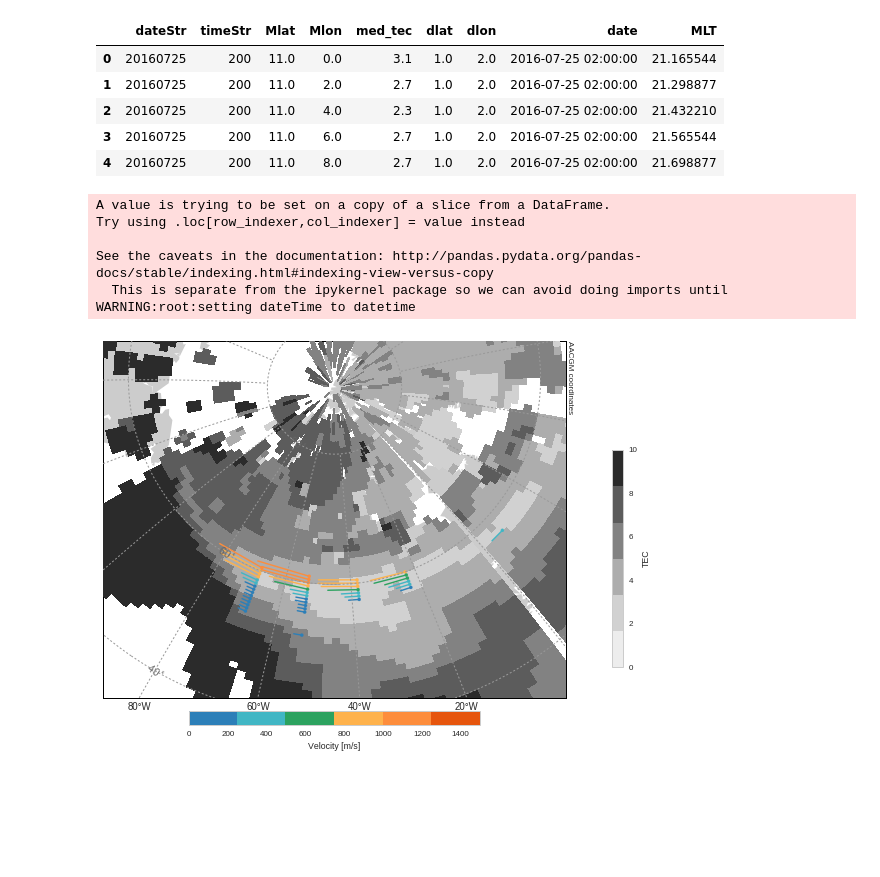
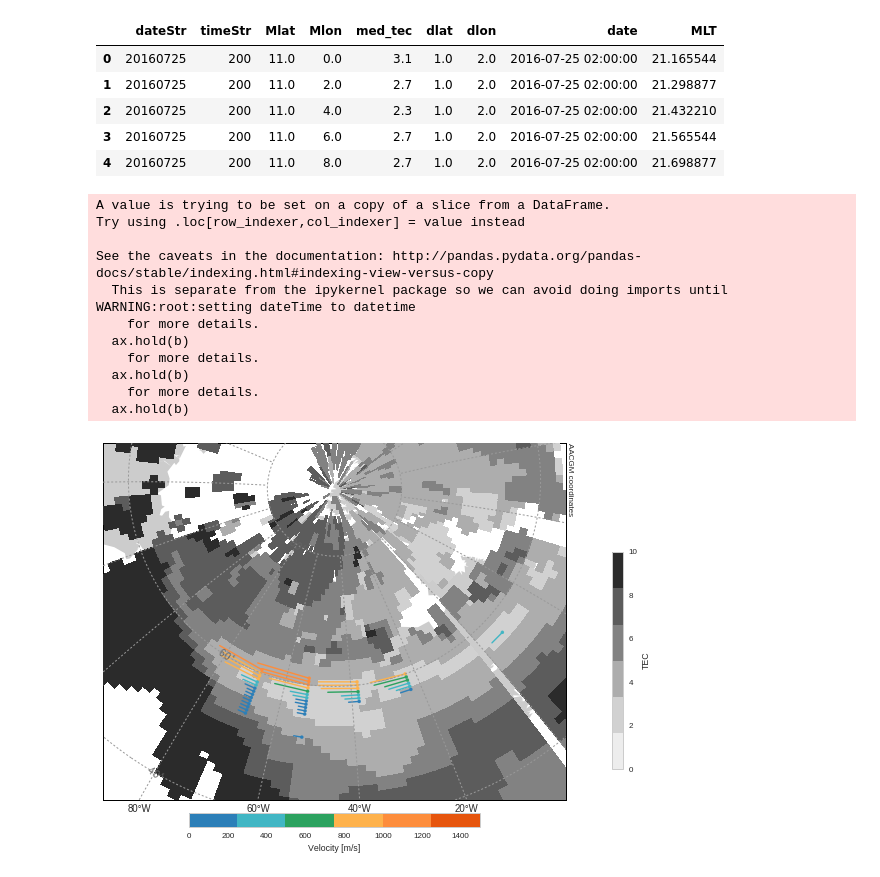
Before and after one commit to bharatreddy/steve, a Jupyter notebook: ipy/sd_vels.ipynb, the cells around one changed output. Cells and saved outputs as stored; diff of their text form; code cells hidden in the pictures; blank space fills up the shorter version.

```diff
--- a/ipy/sd_vels.ipynb
+++ b/ipy/sd_vels.ipynb
@@ -467,10 +467,10 @@ m1 = utils.plotUtils.mapObj( coords=coords,\
 # tecPlot = m1.scatter( xVec, yVec , c=selTecDF["med_tec"], s=100.,\
 #            cmap=tecSeaMap, alpha=0.7, zorder=5., \
 #                      edgecolor='none', marker="s", vmin=0., vmax=15. )
-plotTecDF = selTecDF[ ["MLT", "Mlat",\
-                        "med_tec"] ].pivot( "MLT", "Mlat" )
+plotTecDF = selTecDF[ ["Mlon", "Mlat",\
+                        "med_tec"] ].pivot( "Mlon", "Mlat" )
 
-mltVals = plotTecDF.index.values * 15.
+mltVals = plotTecDF.index.values
 mlatVals = plotTecDF.columns.levels[1].values
 
 mltCntr, mlatCntr  = numpy.meshgrid( mltVals, mlatVals )
@@ -489,31 +489,37 @@ cbar.set_label('TEC')
 
 # PLOT velocity vectors
 # PLOT velocity vectors
 
 lshellPlot = m1.scatter( selSapsDF["Mlon"].values, selSapsDF["mlat"].values,\
            c=selSapsDF["SAPS speed [m/s]"], s=10,cmap=velSeaMap,\
                      vmin=velMagnScale[0],vmax=velMagnScale[1], latlon=True, zorder=8)
 
 colNorm = Normalize( vmin=velMagnScale[0], vmax=velMagnScale[1] )
 for currMLTend, currmlatend, currMLTbgn, currmlatbgn, currVel in\
         zip( plotMLTends, plotmlatends, plotMLTbegins, plotmlatbegins, plotVelMagns ) :
         # get a appropriate color for each bar
         currCol = seaMap( colNorm(currVel) )
         m1.plot( [currMLTbgn, currMLTend], [ currmlatbgn, currmlatend ],\
                 color=currCol, latlon=True, zorder=8 )
 cbarVel = plt.colorbar(lshellPlot, orientation='horizontal',\
                     shrink=0.5, pad=0.03, cmap=seaMap)
 cbarVel.set_label('Velocity [m/s]')
 # PLOT velocity vectors
 # PLOT velocity vectors
 f.savefig("../plots/sd-tec-" +\
             sapsTime.strftime("%Y%m%d") +\
             ".pdf" ,bbox_inches='tight')
 # %% [output]
 A value is trying to be set on a copy of a slice from a DataFrame.
 Try using .loc[row_indexer,col_indexer] = value instead
 
 See the caveats in the documentation: http://pandas.pydata.org/pandas-docs/stable/indexing.html#indexing-view-versus-copy
   This is separate from the ipykernel package so we can avoid doing imports until
 WARNING:root:setting dateTime to datetime
+    for more details.
+  ax.hold(b)
+    for more details.
+  ax.hold(b)
+    for more details.
+  ax.hold(b)
-[figure, old version]
+[figure, new version]
```
Also changed, not shown: 7 other files.
